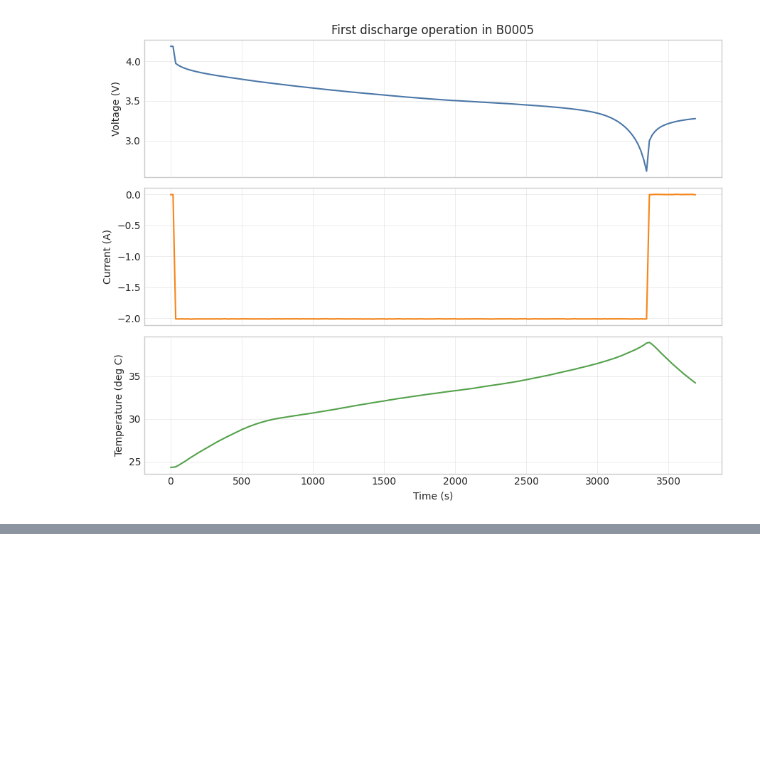
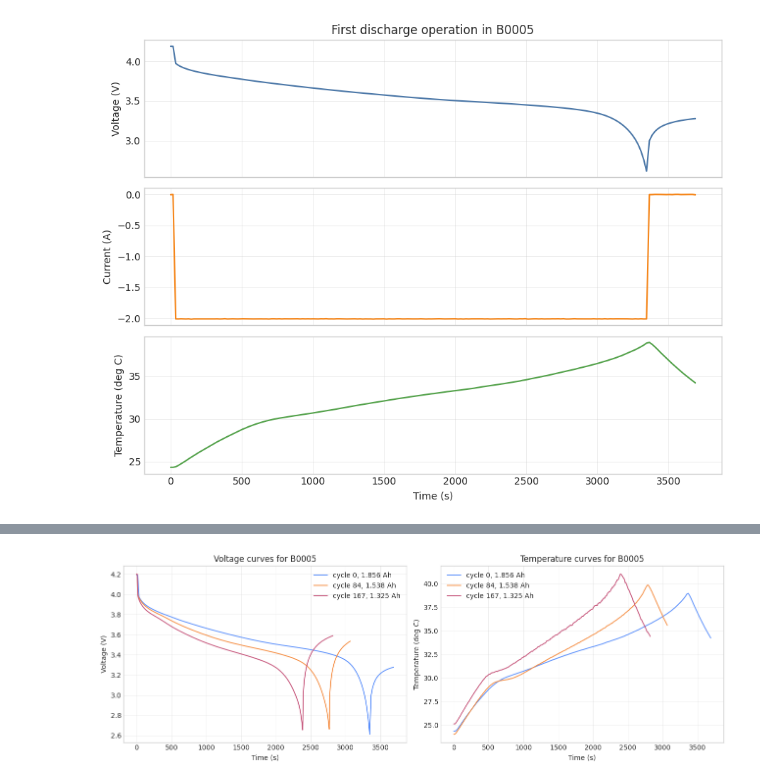
Before and after one commit to aymen-elo/xai-nasa-battery-aging, a Jupyter notebook: notebooks/01_dataset_inspection.ipynb, the cells around one changed output, grey strips where cells are left out. Saved outputs shown, nothing was run; the diff lists cells and outputs as text; code cells hidden in the pictures; blank space fills up the shorter version.

```diff
--- a/notebooks/01_dataset_inspection.ipynb
+++ b/notebooks/01_dataset_inspection.ipynb
@@ -331,0 +404,30 @@ inventory_df.sort_values(["folder", "battery_id"]).reset_index(drop=True)
+# %%
+def selected_discharge_cycles(cycles):
+    discharges = [cycle for cycle in cycles if cycle.type == "discharge"]
+    if not discharges:
+        return []
+    indices = sorted(set([0, len(discharges) // 2, len(discharges) - 1]))
+    return [(index, discharges[index]) for index in indices]
+
+selected = selected_discharge_cycles(cycles)
+
+fig, axes = plt.subplots(1, 2, figsize=(13, 4.5))
+for discharge_index, cycle in selected:
+    data = cycle.data
+    time = to_1d_array(data.Time)
+    capacity = optional_scalar(data, "Capacity")
+    label = f"cycle {discharge_index}, {capacity:.3f} Ah"
+    axes[0].plot(time, to_1d_array(data.Voltage_measured), linewidth=1.3, label=label)
+    axes[1].plot(time, to_1d_array(data.Temperature_measured), linewidth=1.3, label=label)
+
+axes[0].set_title(f"Voltage curves for {sample_path.stem}")
+axes[0].set_xlabel("Time (s)")
+axes[0].set_ylabel("Voltage (V)")
+axes[1].set_title(f"Temperature curves for {sample_path.stem}")
+axes[1].set_xlabel("Time (s)")
+axes[1].set_ylabel("Temperature (deg C)")
+for ax in axes:
+    ax.legend()
+plt.tight_layout()
+# %% [output]
+[figure, added]
```
Also changed, not shown: parts of 39 cells of this notebook.
